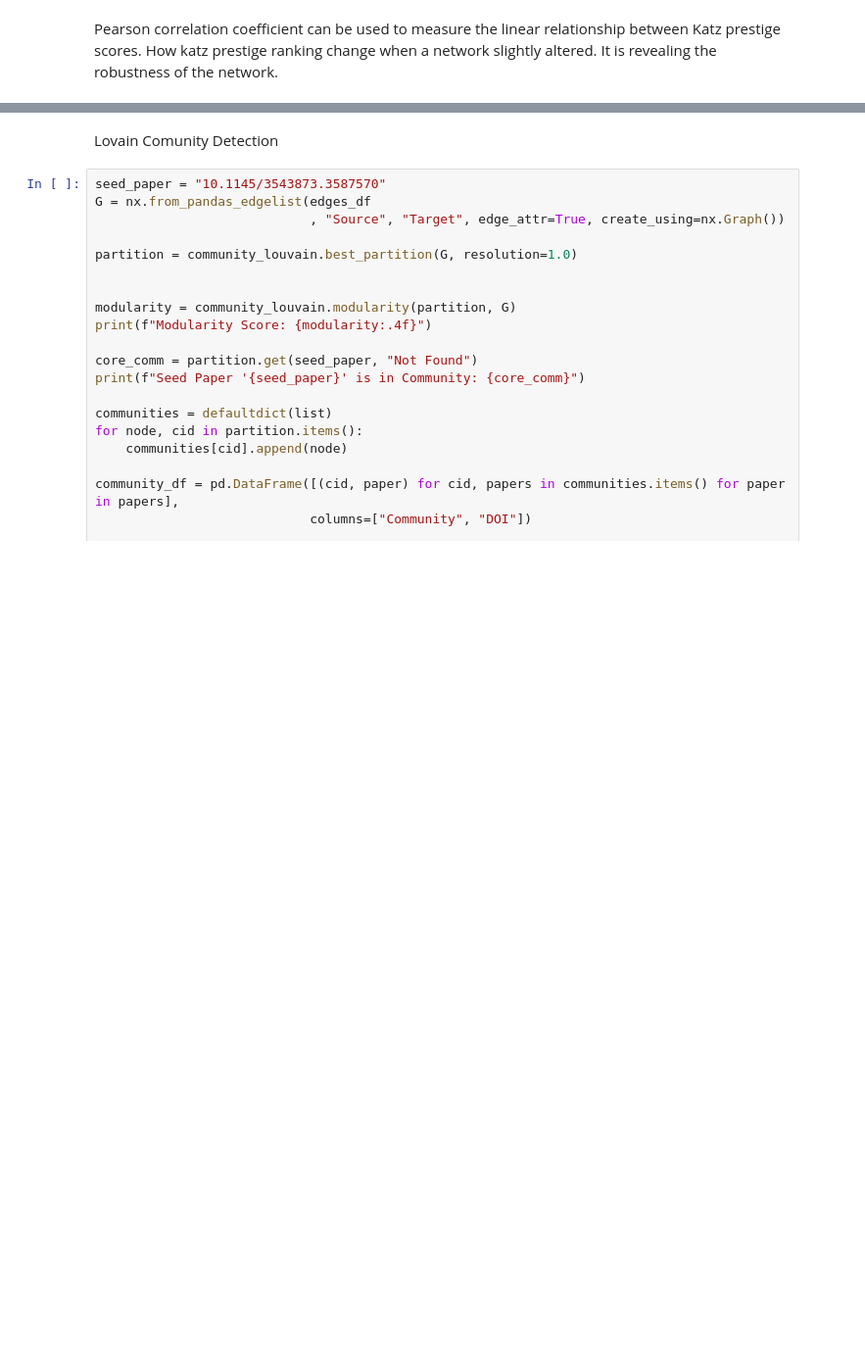
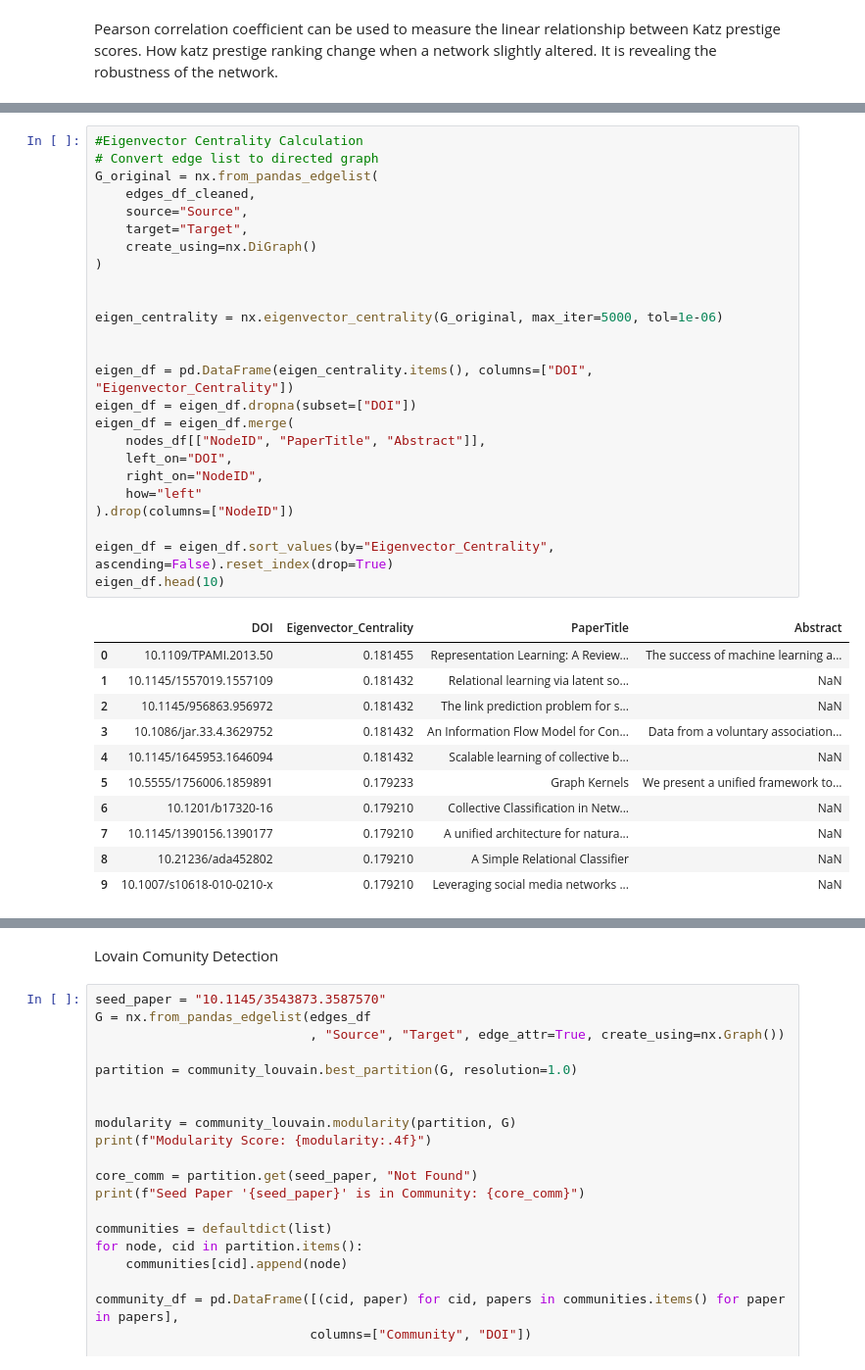
Before and after one commit to Thenuja-S/Graph-Theoretic-Research-Project, a Jupyter notebook: scripts/GenerateNetowrkX_Graph.ipynb, the cells around one changed output, grey strips where cells are left out. Shown at 98% size. Saved outputs shown, nothing was run; the diff lists cells and outputs as text; blank space fills up the shorter version.

```diff
--- a/scripts/GenerateNetowrkX_Graph.ipynb
+++ b/scripts/GenerateNetowrkX_Graph.ipynb
@@ -223,0 +216,37 @@ plt.show()
+# %%
+#Eigenvector Centrality Calculation
+# Convert edge list to directed graph
+G_original = nx.from_pandas_edgelist(
+    edges_df_cleaned,
+    source="Source",
+    target="Target",
+    create_using=nx.DiGraph()
+)
+
+
+eigen_centrality = nx.eigenvector_centrality(G_original, max_iter=5000, tol=1e-06)
+
+
+eigen_df = pd.DataFrame(eigen_centrality.items(), columns=["DOI", "Eigenvector_Centrality"])
+eigen_df = eigen_df.dropna(subset=["DOI"])
+eigen_df = eigen_df.merge(
+    nodes_df[["NodeID", "PaperTitle", "Abstract"]],
+    left_on="DOI",
+    right_on="NodeID",
+    how="left"
+).drop(columns=["NodeID"])
+
+eigen_df = eigen_df.sort_values(by="Eigenvector_Centrality", ascending=False).reset_index(drop=True)
+eigen_df.head(10)
+# %% [output]
+|  | DOI | Eigenvector_Centrality | PaperTitle | Abstract |
+| 0 | 10.1109/TPAMI.2013.50 | 0.181455 | Representation Learning: A Review... | The success of machine learning a... |
+| 1 | 10.1145/1557019.1557109 | 0.181432 | Relational learning via latent so... | NaN |
+| 2 | 10.1145/956863.956972 | 0.181432 | The link prediction problem for s... | NaN |
+| 3 | 10.1086/jar.33.4.3629752 | 0.181432 | An Information Flow Model for Con... | Data from a voluntary association... |
+| 4 | 10.1145/1645953.1646094 | 0.181432 | Scalable learning of collective b... | NaN |
+| 5 | 10.5555/1756006.1859891 | 0.179233 | Graph Kernels | We present a unified framework to... |
+| 6 | 10.1201/b17320-16 | 0.179210 | Collective Classification in Netw... | NaN |
+| 7 | 10.1145/1390156.1390177 | 0.179210 | A unified architecture for natura... | NaN |
+| 8 | 10.21236/ada452802 | 0.179210 | A Simple Relational Classifier | NaN |
+| 9 | 10.1007/s10618-010-0210-x | 0.179210 | Leveraging social media networks ... | NaN |
```
Also changed, not shown: parts of 10 cells of this notebook, 5 other files.
